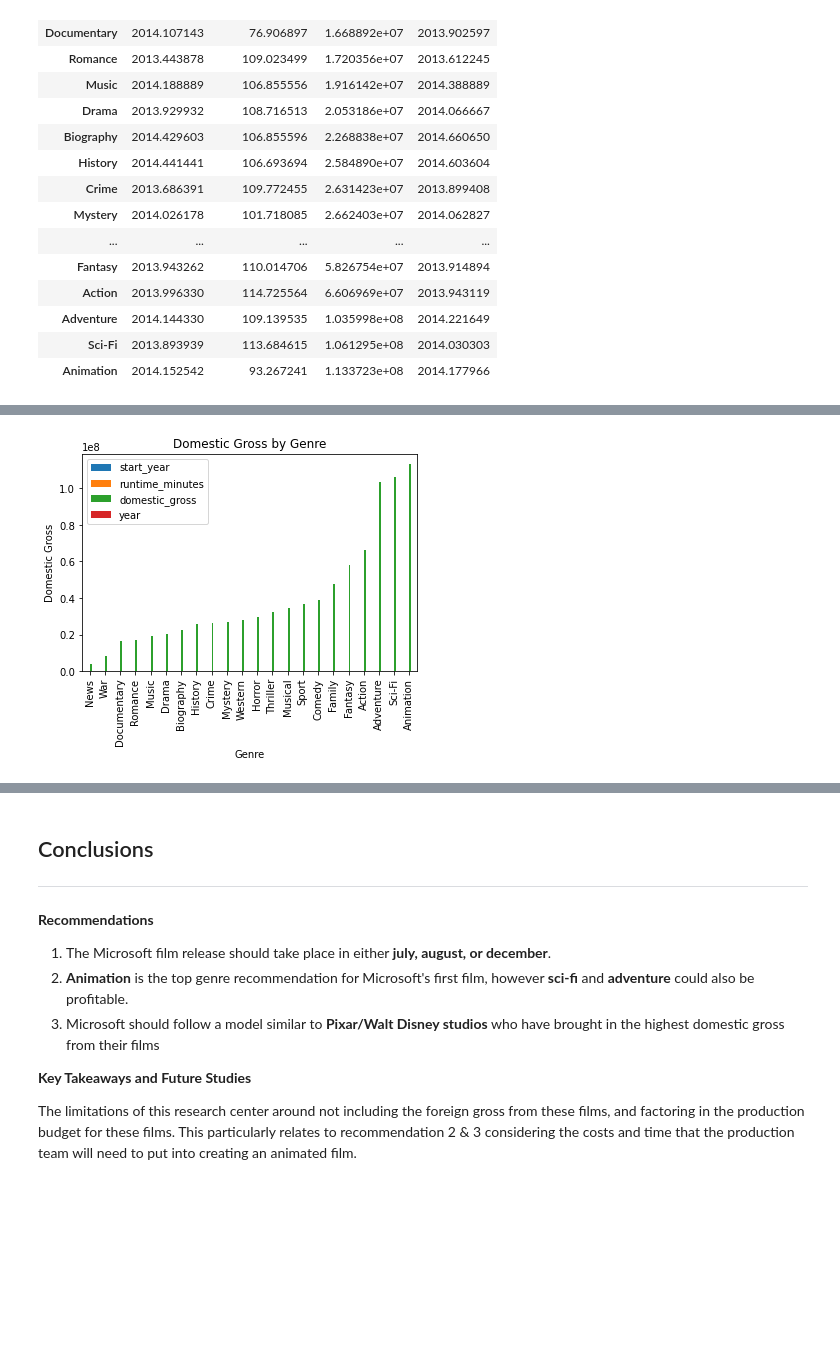
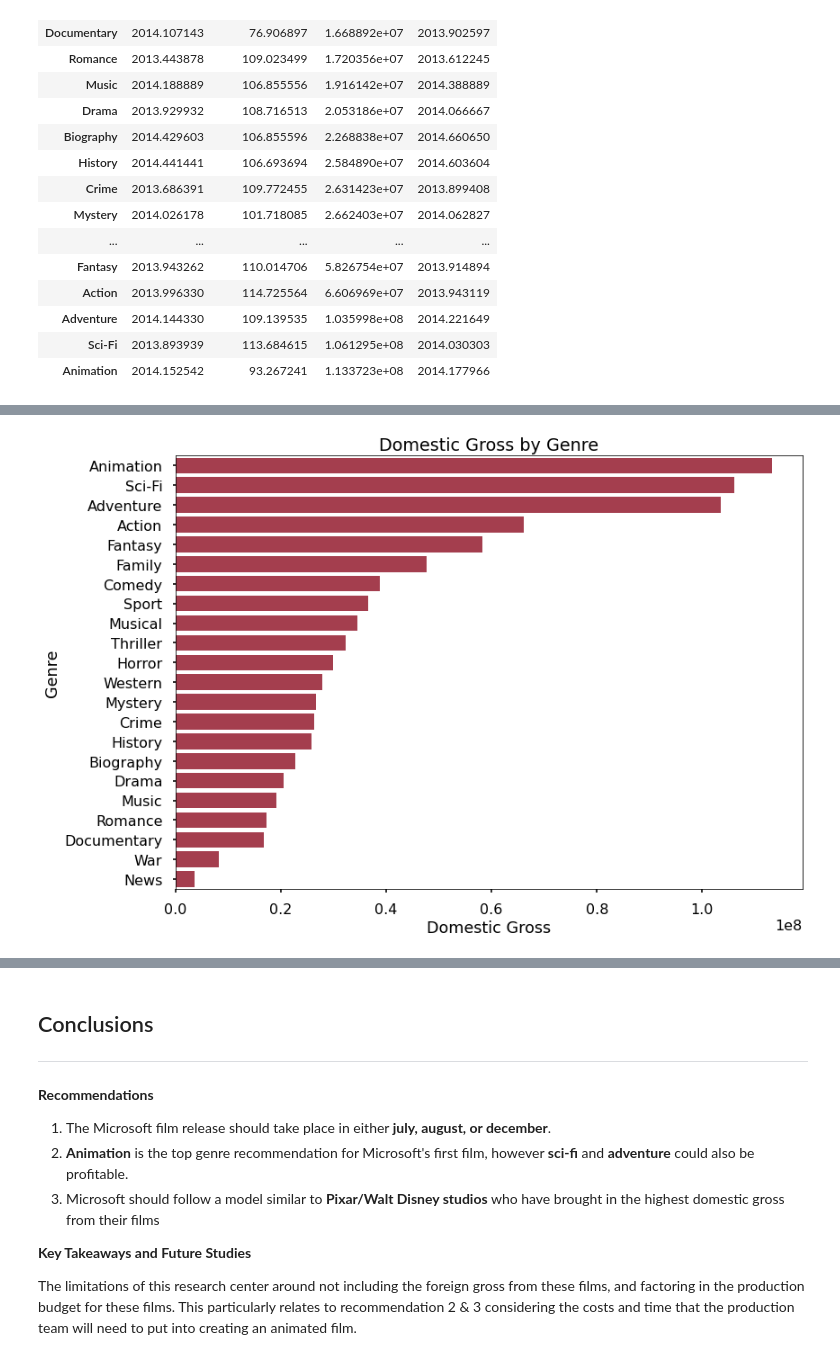
Before and after one commit to morty802/dsc-phase-1-project-v2-3, a Jupyter notebook: Reach-for-the-Sky-Film-Recommendations.ipynb, the cells around one changed output, grey strips where cells are left out. Drawn from its saved outputs; the diff is of its cells as text; code cells hidden in the pictures; blank space fills up the shorter version.

```diff
--- a/Reach-for-the-Sky-Film-Recommendations.ipynb
+++ b/Reach-for-the-Sky-Film-Recommendations.ipynb
@@ -466,6 +471,12 @@ data2.head()
-# %%
-data2.plot.bar(alpha = 1, title = 'Domestic Gross by Genre', xlabel = 'Genre', ylabel = 'Domestic Gross');
-# %% [output]
-[figure, removed]
+# %%
+#data2.plot.bar(alpha = 1, title = 'Domestic Gross by Genre', xlabel = 'Genre', ylabel = 'Domestic Gross');
+
+with plt.style.context('seaborn-poster'):
+    fig, ax = plt.subplots(figsize=(12, 8))
+    sns.barplot(data=data2.reset_index(), y='genres', x='domestic_gross', ax=ax, color='#b52d42', orient='h')
+    ax.set(title='Domestic Gross by Genre', ylabel='Genre', xlabel='Domestic Gross')
+    fig.tight_layout()
+# %% [output]
+[figure, added]
 # %%
 np.random.seed(400)
```
Also changed, not shown: parts of 6 cells of this notebook.
